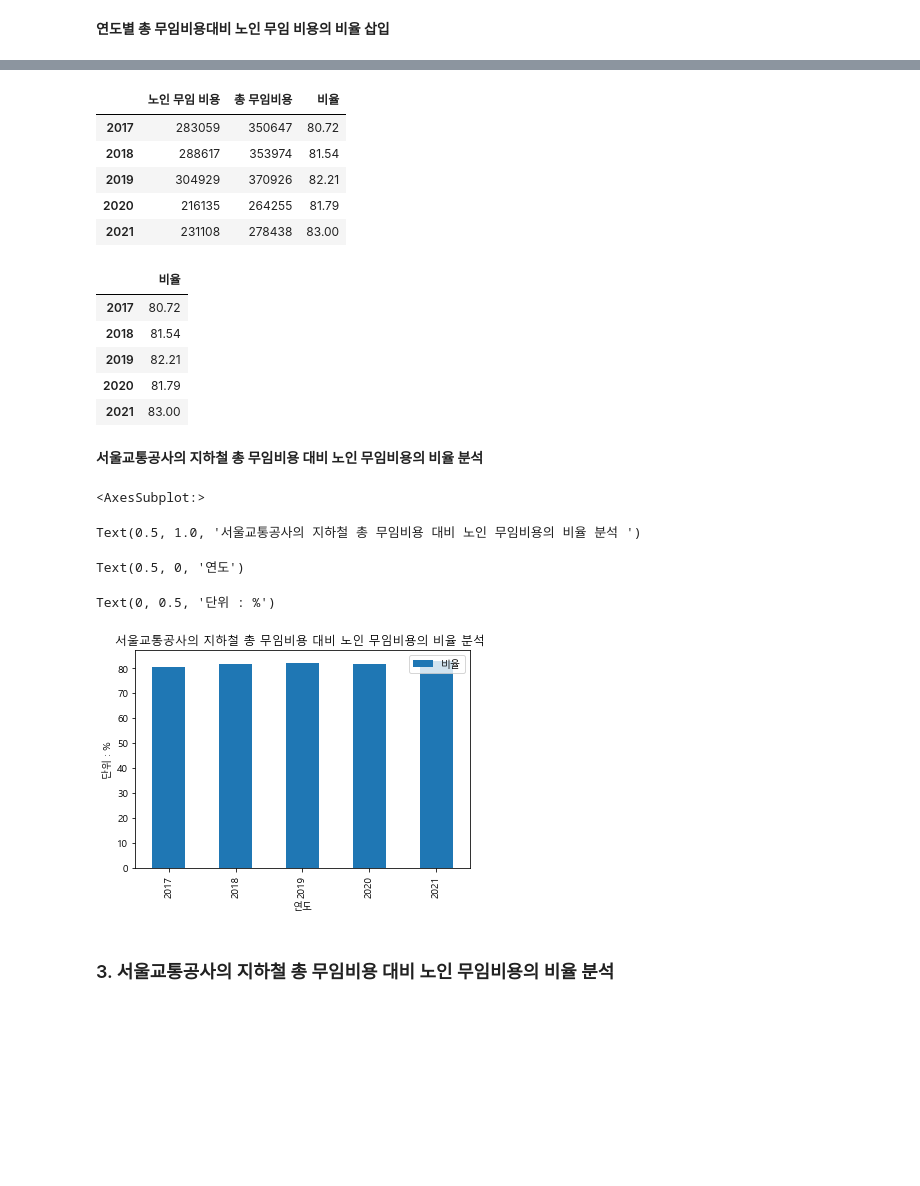
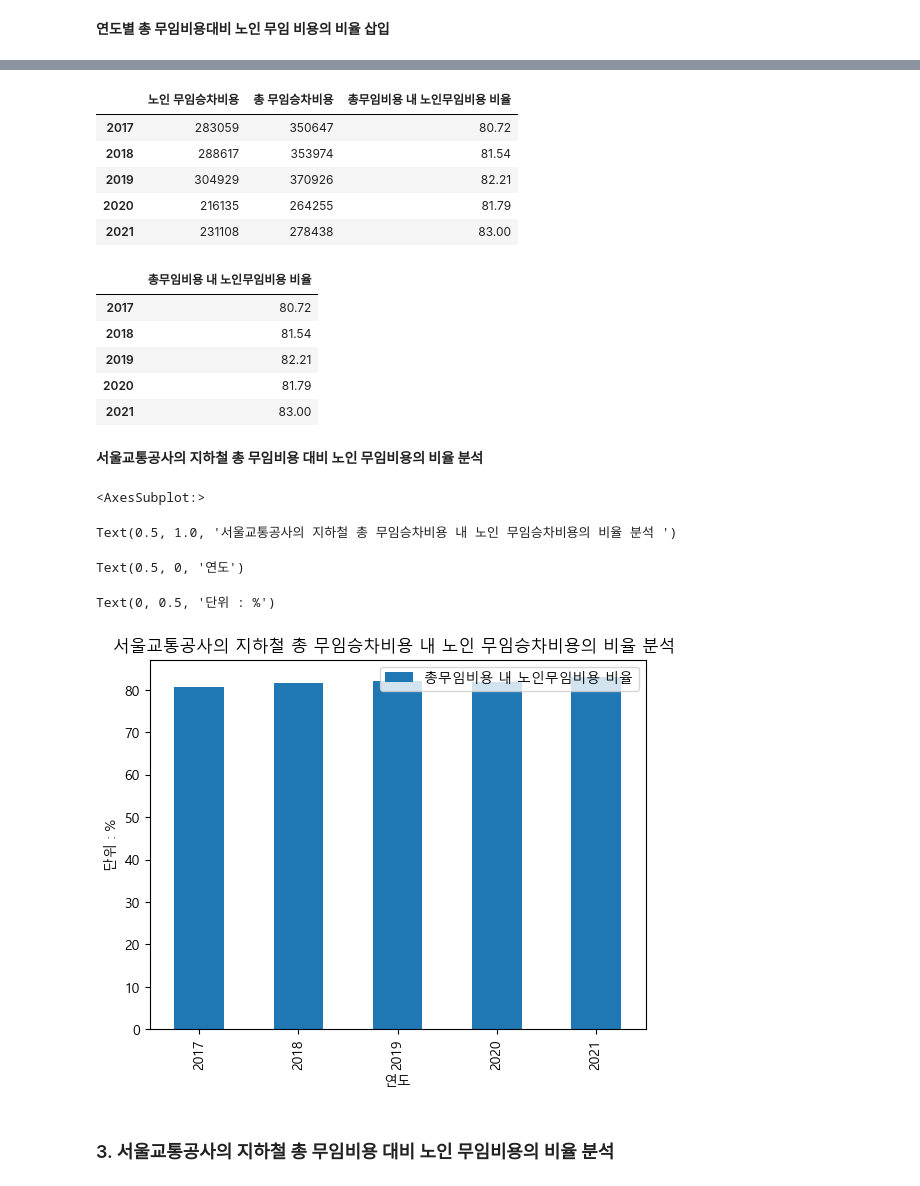
Before and after one commit to limjs1024/semi-project, a Jupyter notebook: teamprject.ipynb, the cells around one changed output, grey strips where cells are left out. Drawn from its saved outputs; the diff is of its cells as text; code cells hidden in the pictures; blank space fills up the shorter version.

```diff
--- a/teamprject.ipynb
+++ b/teamprject.ipynb
@@ -602,5 +628,5 @@ old1
 # %%
-old2 = old1.drop('종류')
+old2 = old1.drop('무임승차대상')
 old2
 # %% [output]
 |  | 2017.3 | 2018.3 | 2019.3 | 2020.3 | 2021.3 |
@@ -608,5 +634,5 @@ old2
 # %%
-old2=old2.rename(index={'비용':'노인 무임 비용'})
+old2=old2.rename(index={'무임승차비용':'노인 무임승차비용'})
 old2
 # %% [output]
 |  | 2017.3 | 2018.3 | 2019.3 | 2020.3 | 2021.3 |
@@ -645,20 +671,20 @@ seoul_old5
 | 2020 | 216135 | 264255 |
 | 2021 | 231108 | 278438 |
 # %%
-seoul_old5['비율']=round(seoul_old5['노인 무임 비용']/seoul_old5['총 무임비용']*100,2)
+seoul_old5['총무임비용 내 노인무임비용 비율']=round(seoul_old5['노인 무임승차비용']/seoul_old5['총 무임승차비용']*100,2)
 seoul_old5
 # %% [output]
-|  | 노인 무임 비용 | 총 무임비용 | 비율 |
+|  | 노인 무임승차비용 | 총 무임승차비용 | 총무임비용 내 노인무임비용 비율 |
 | 2017 | 283059 | 350647 | 80.72 |
 | 2018 | 288617 | 353974 | 81.54 |
 | 2019 | 304929 | 370926 | 82.21 |
 | 2020 | 216135 | 264255 | 81.79 |
 | 2021 | 231108 | 278438 | 83.00 |
 # %%
-seoul_old6=pd.DataFrame(seoul_old5['비율'])
+seoul_old6=pd.DataFrame(seoul_old5['총무임비용 내 노인무임비용 비율'])
 seoul_old6
 # %% [output]
-|  | 비율 |
+|  | 총무임비용 내 노인무임비용 비율 |
 | 2017 | 80.72 |
 | 2018 | 81.54 |
 | 2019 | 82.21 |
@@ -668,15 +694,15 @@ seoul_old6
 **서울교통공사의 지하철 총 무임비용 대비 노인 무임비용의 비율 분석**
 # %%
 seoul_old6.plot.bar()
-plt.title('서울교통공사의 지하철 총 무임비용 대비 노인 무임비용의 비율 분석 ')
+plt.title('서울교통공사의 지하철 총 무임승차비용 내 노인 무임승차비용의 비율 분석 ')
 plt.xlabel('연도')
 plt.ylabel('단위 : %')
 # %% [output]
 <AxesSubplot:>
-Text(0.5, 1.0, '서울교통공사의 지하철 총 무임비용 대비 노인 무임비용의 비율 분석 ')
+Text(0.5, 1.0, '서울교통공사의 지하철 총 무임승차비용 내 노인 무임승차비용의 비율 분석 ')
 Text(0.5, 0, '연도')
 Text(0, 0.5, '단위 : %')
-[figure, old version]
+[figure, new version]
 # %% [markdown]
 ### 3. 서울교통공사의 지하철 총 무임비용 대비 노인 무임비용의 비율 분석
 # %% [markdown]
```
Also changed, not shown: parts of 70 cells of this notebook.
